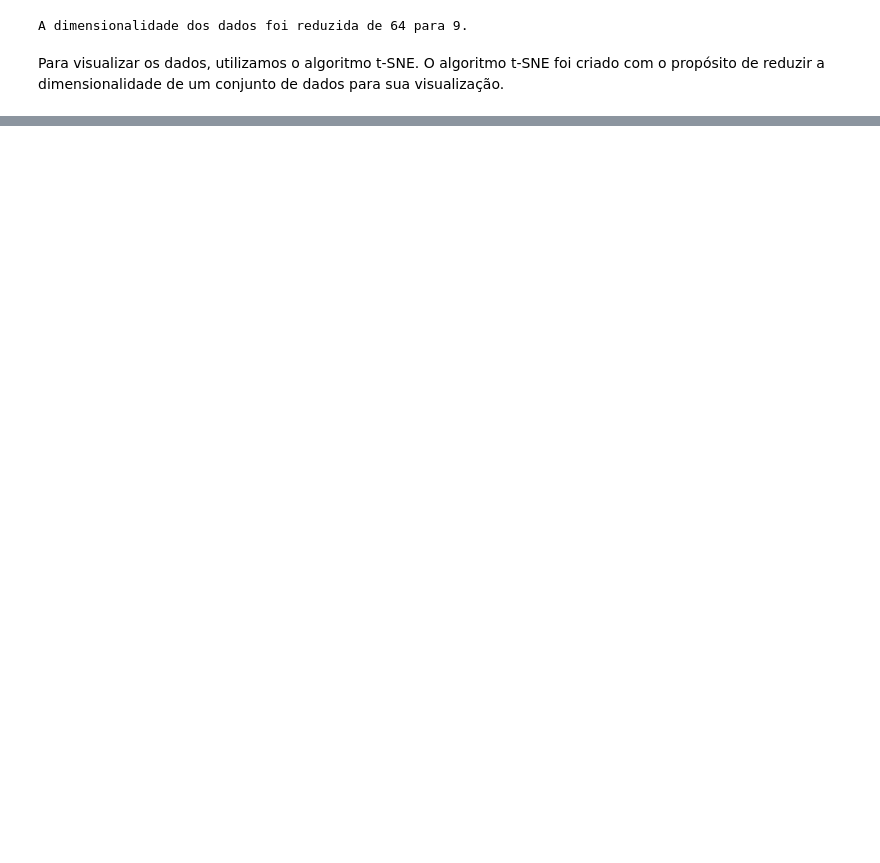
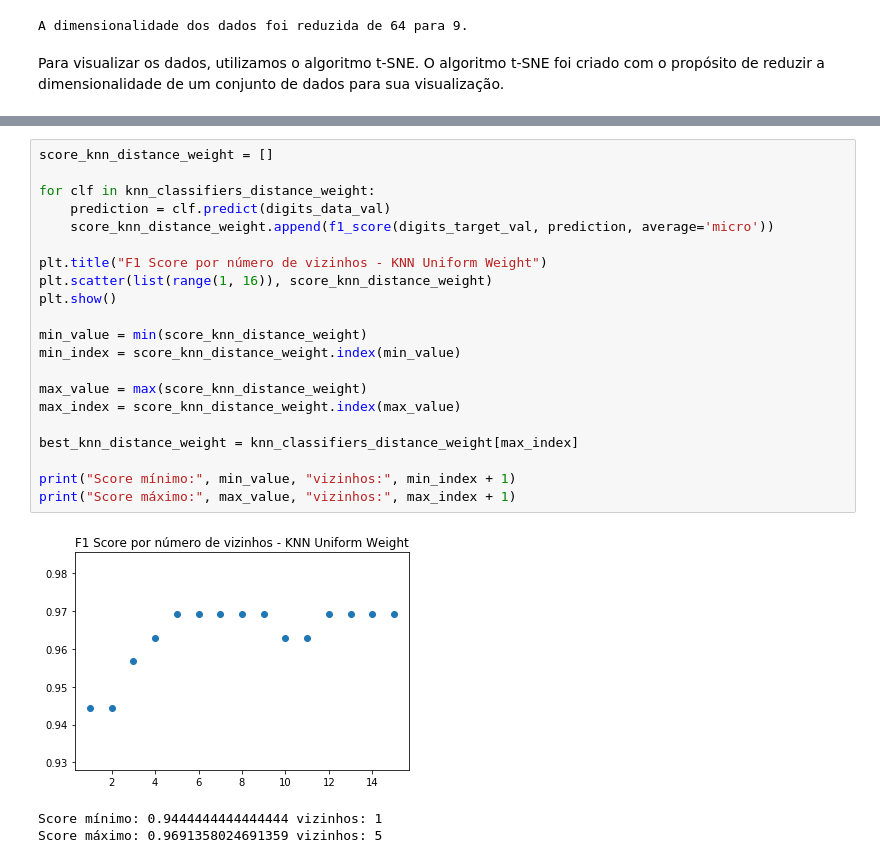
Before and after one commit to natanbcpc/supervised-learning, a Jupyter notebook: Parte 2.ipynb, the cells around one changed output, grey strips where cells are left out. Saved outputs shown, nothing was run; the diff lists cells and outputs as text; blank space fills up the shorter version.

```diff
--- a/Parte 2.ipynb
+++ b/Parte 2.ipynb
@@ -74,0 +174,25 @@ plt.show()
+# %%
+score_knn_distance_weight = []
+
+for clf in knn_classifiers_distance_weight:
+    prediction = clf.predict(digits_data_val)
+    score_knn_distance_weight.append(f1_score(digits_target_val, prediction, average='micro'))
+
+plt.title("F1 Score por número de vizinhos - KNN Uniform Weight")
+plt.scatter(list(range(1, 16)), score_knn_distance_weight)
+plt.show()
+
+min_value = min(score_knn_distance_weight)
+min_index = score_knn_distance_weight.index(min_value)
+
+max_value = max(score_knn_distance_weight)
+max_index = score_knn_distance_weight.index(max_value)
+
+best_knn_distance_weight = knn_classifiers_distance_weight[max_index]
+
+print("Score mínimo:", min_value, "vizinhos:", min_index + 1)
+print("Score máximo:", max_value, "vizinhos:", max_index + 1)
+# %% [output]
+[figure, added]
+Score mínimo: 0.9444444444444444 vizinhos: 1
+Score máximo: 0.9691358024691359 vizinhos: 5
```
Also changed, not shown: parts of 12 cells of this notebook.
